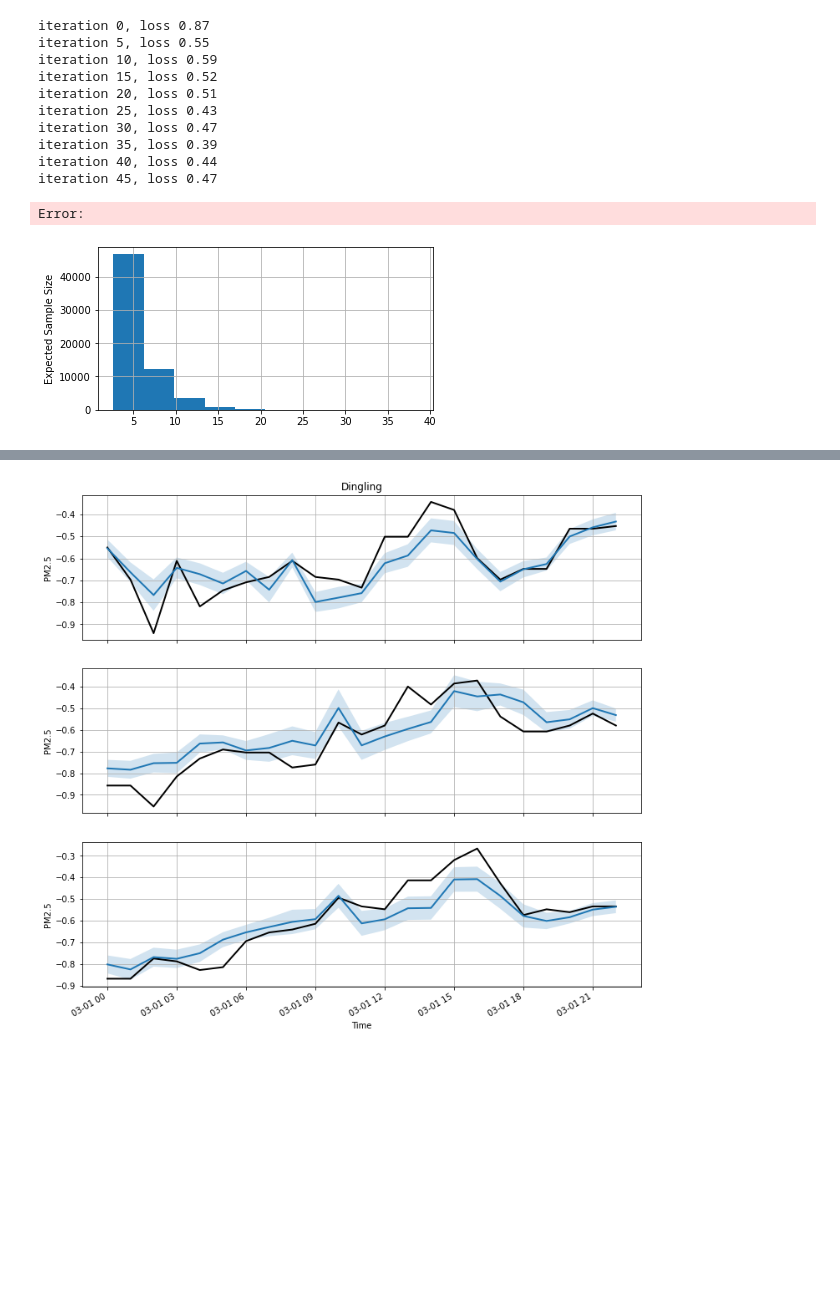
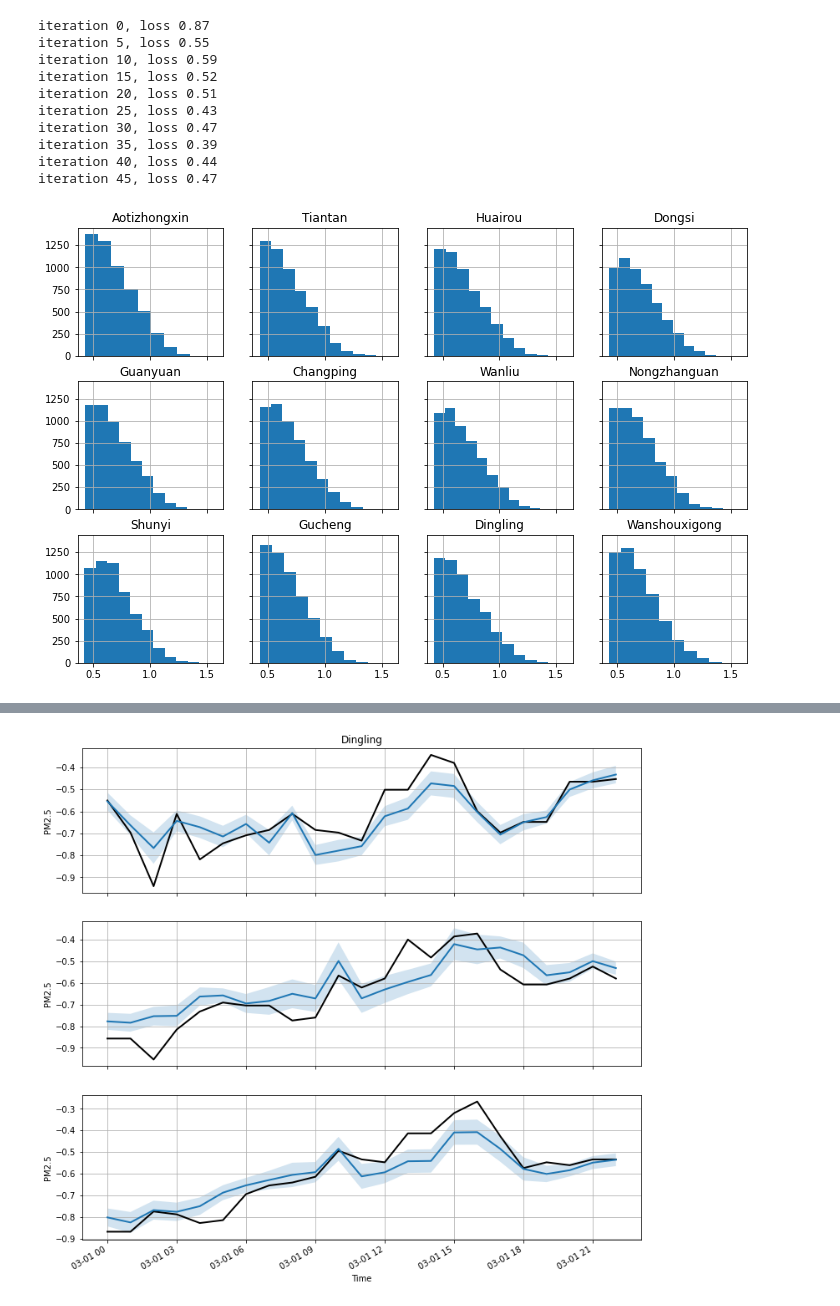
Before and after one commit to shernandez-ucm/trax, a Jupyter notebook: beijing_multi_site.ipynb, the cells around one changed output, grey strips where cells are left out. Cells and saved outputs as stored; diff of their text form; code cells hidden in the pictures; blank space fills up the shorter version.

```diff
--- a/beijing_multi_site.ipynb
+++ b/beijing_multi_site.ipynb
@@ -219,11 +216,12 @@ for s in samples:
     flat_sample=jnp.concatenate(flat_sample,axis=-1)
     flat_params.append(flat_sample)
 flat_params=jnp.stack(flat_params,axis=1)
-# %%
-flat_params=jnp.stack(flat_params,axis=1)
 # %%
 from fortuna.prob_model.posterior.sgmcmc.sgmcmc_diagnostic import effective_sample_size
 
-ess = jax.vmap(effective_sample_size,0)(flat_param)
+ess_list=list()
+
+for g in flat_params:
+    ess = effective_sample_size(g)
+    ess_list.append(ess)
+ess_list=jnp.stack(ess_list)
-# %% [output]
-Error:
@@ -232,12 +228,17 @@ ess
 # %%
-fig, ax = plt.subplots(1, 1, figsize=(6, 3))
-ax.grid()
-ax.hist(ess)
-ax.set_ylabel("Expected Sample Size")
-#ax.set_xlabel("$\Sigma$")
+fig, ax = plt.subplots(3, 4, figsize=(12, 8), sharex=True, sharey=True)
+
+for i,ess in enumerate(ess_list):
+    j=i%3
+    k=i%4
+    ax[j,k].grid()
+    ax[j,k].hist(jnp.log10(ess))
+    ax[j,k].set_title(dataset_names[i])
+    #ax[j,k].set_ylabel("Expected Sample Size")
+    #ax.set_xlabel("$\Sigma$")
 plt.show()
 # %% [output]
-[figure, old version]
+[figure, new version]
 # %%
 X_test=X_test_datasets
 params=samples[-1]
```
Also changed, not shown: parts of 2 cells of this notebook.
